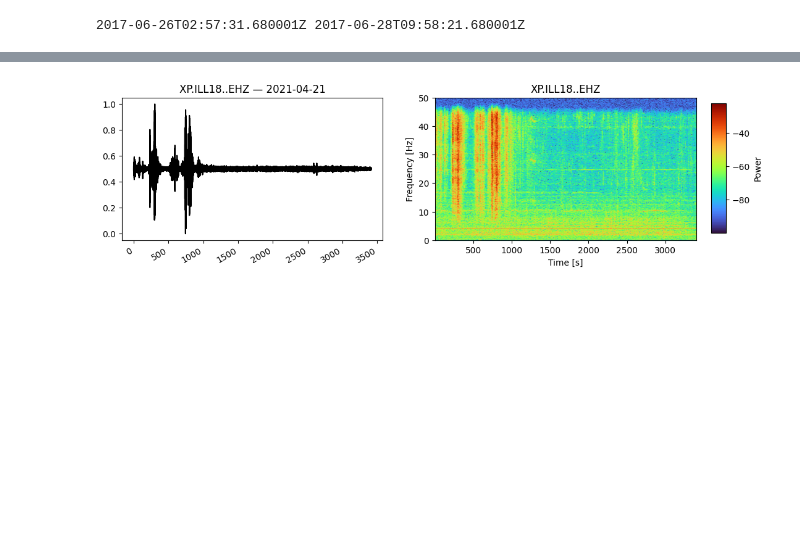
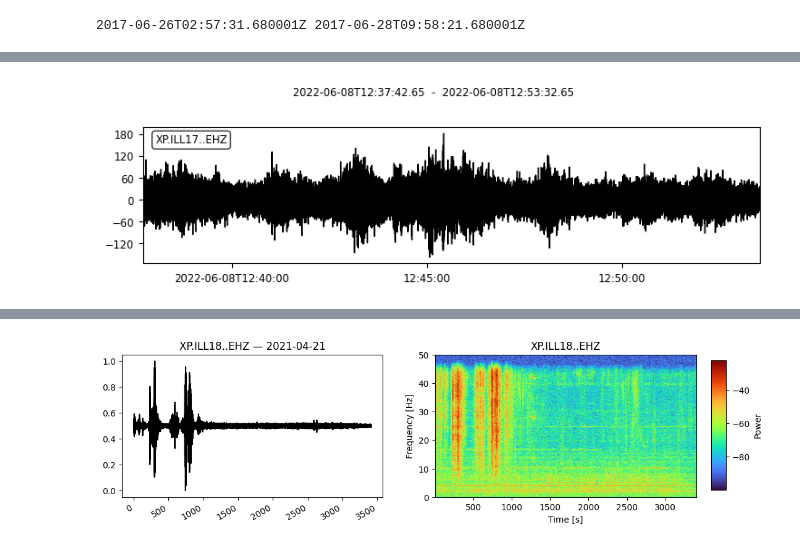
Before and after one commit to FKamper/seismic-isolation-forest, a Jupyter notebook: notebooks/to_delete.ipynb, the cells around one changed output, grey strips where cells are left out. Cells and saved outputs as stored; diff of their text form; code cells hidden in the pictures; blank space fills up the shorter version.

```diff
--- a/notebooks/to_delete.ipynb
+++ b/notebooks/to_delete.ipynb
@@ -484,0 +324,12 @@ for station in if_unconfirmed:
+# %%
+# Nothing really
+paths = find_paths("XP", "ILL17", "EHZ.D", 2022, 2022)
+t0 = obspy.UTCDateTime("2022-06-08T12:37:42.650000Z")
+t1 = obspy.UTCDateTime("2022-06-08T12:53:32.650000Z")
+st = obspy.read(find_date_in_strings(paths, "2022-06-08")[0])
+preproc_stream(st)
+st.trim(t0, t1)
+st.plot()
+plt.show()
+# %% [output]
+[figure, added]
```
Also changed, not shown: parts of 38 cells of this notebook, 4 other files.
